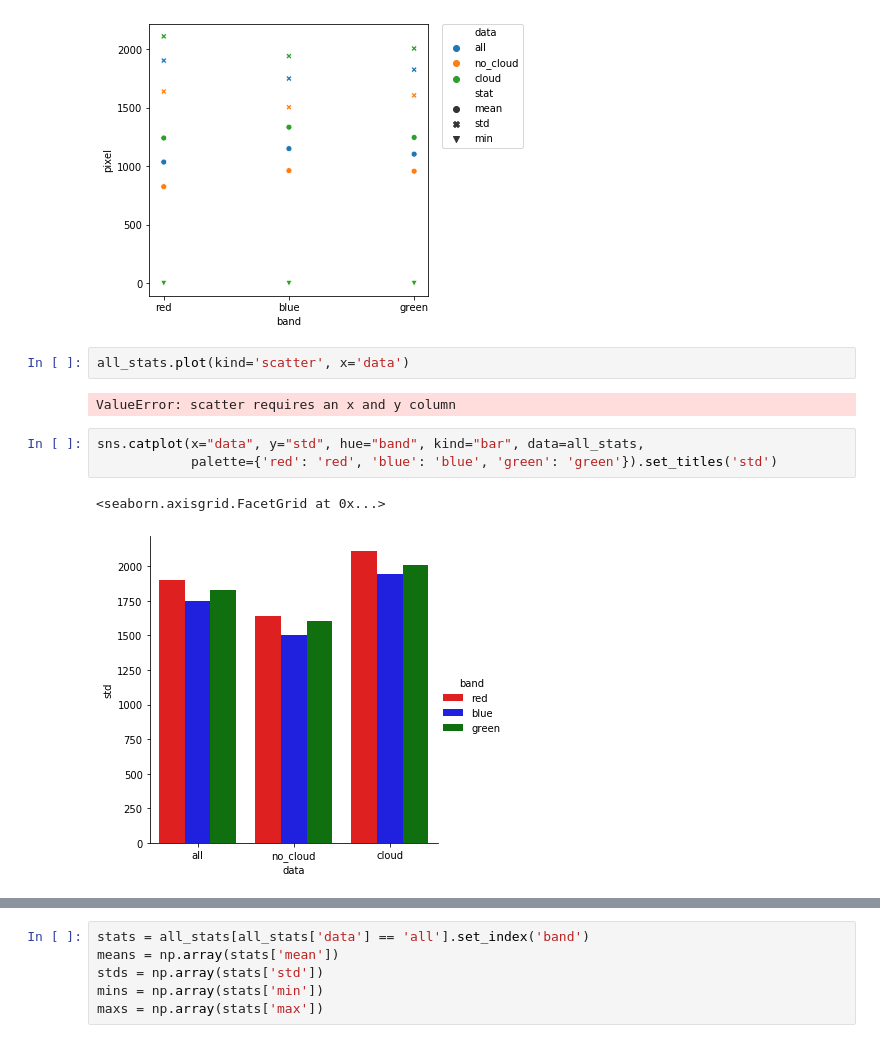
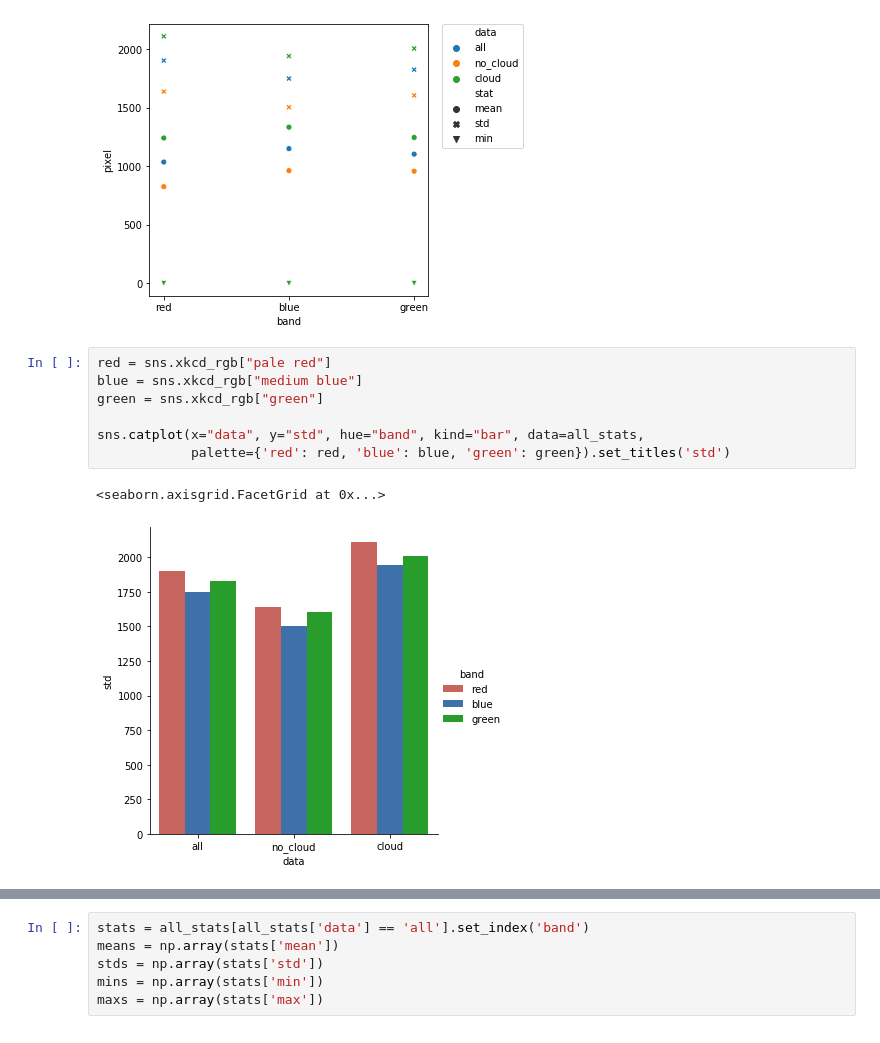
Before and after one commit to skeller88/big_earth_springboard_project, a Jupyter notebook: data_science/data_exploration.ipynb, the cells around one changed output, grey strips where cells are left out. Drawn from its saved outputs; the diff is of its cells as text.

```diff
--- a/data_science/data_exploration.ipynb
+++ b/data_science/data_exploration.ipynb
@@ -220,14 +195,14 @@ plt.legend(bbox_to_anchor=(1.05, 1), loc=2, borderaxespad=0.)
 # %% [output]
 <matplotlib.legend.Legend at 0x...>
 [figure]
-# %%
-all_stats.plot(kind='scatter', x='data')
-# %% [output]
-ValueError: scatter requires an x and y column
 # %%
+red = sns.xkcd_rgb["pale red"]
+blue = sns.xkcd_rgb["medium blue"]
+green = sns.xkcd_rgb["green"]
+
 sns.catplot(x="data", y="std", hue="band", kind="bar", data=all_stats,
-            palette={'red': 'red', 'blue': 'blue', 'green': 'green'}).set_titles('std')
+            palette={'red': red, 'blue': blue, 'green': green}).set_titles('std')
 # %% [output]
 <seaborn.axisgrid.FacetGrid at 0x...>
-[figure, old version]
+[figure, new version]
 # %%
```
Also changed, not shown: parts of 12 cells of this notebook, 11 other files.
